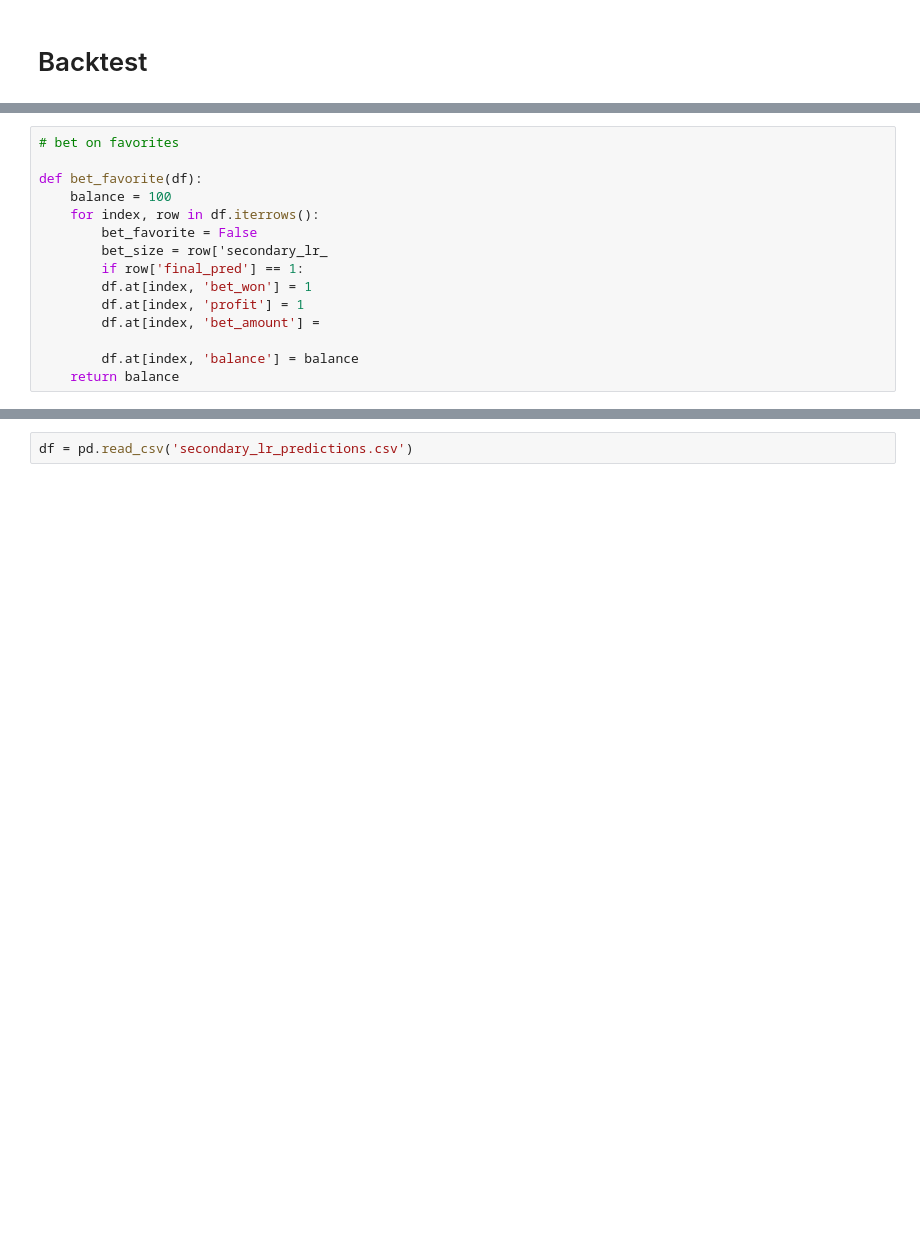
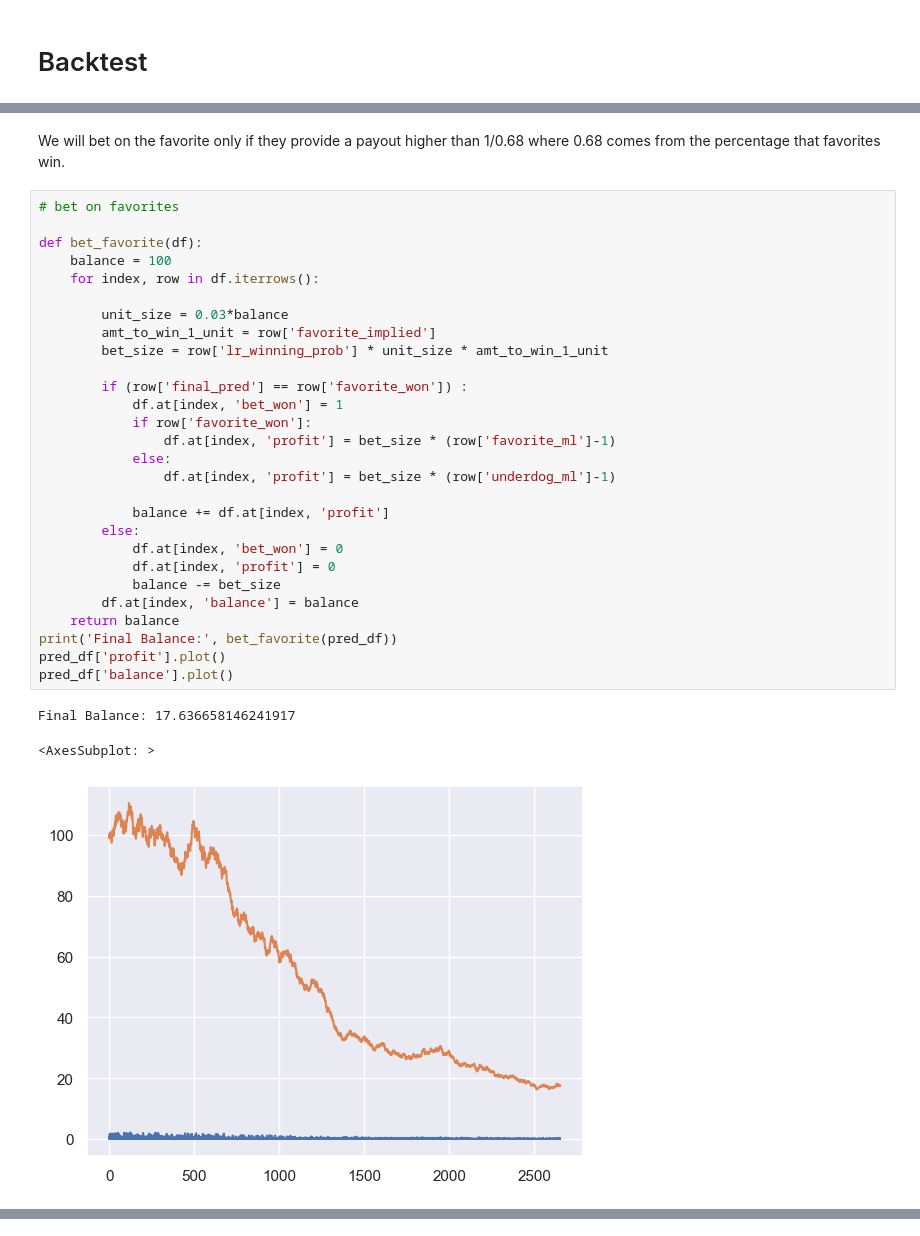
Before and after one commit to wtp43/NBA-Machine-Learning-Research, a Jupyter notebook: Meta-Labeling.ipynb, the cells around one changed output, grey strips where cells are left out. Drawn from its saved outputs; the diff is of its cells as text; blank space fills up the shorter version.

```diff
--- a/Meta-Labeling.ipynb
+++ b/Meta-Labeling.ipynb
@@ -488,15 +462,34 @@ def prob_to_bet_size(p):
+# %% [markdown]
+We will bet on the favorite only if they provide a payout higher than 1/0.68 where 0.68 comes from the percentage that favorites win.
 # %%
 # bet on favorites
 
 def bet_favorite(df):
     balance = 100
     for index, row in df.iterrows():
-        bet_favorite = False
-        bet_size = row['secondary_lr_
-        if row['final_pred'] == 1:
-        df.at[index, 'bet_won'] = 1
-        df.at[index, 'profit'] = 1
-        df.at[index, 'bet_amount'] =
 
+        unit_size = 0.03*balance
+        amt_to_win_1_unit = row['favorite_implied']
+        bet_size = row['lr_winning_prob'] * unit_size * amt_to_win_1_unit
+
+        if (row['final_pred'] == row['favorite_won']) :
+            df.at[index, 'bet_won'] = 1
+            if row['favorite_won']:
+                df.at[index, 'profit'] = bet_size * (row['favorite_ml']-1)
+            else:
+                df.at[index, 'profit'] = bet_size * (row['underdog_ml']-1)
+
+            balance += df.at[index, 'profit']
+        else:
+            df.at[index, 'bet_won'] = 0
+            df.at[index, 'profit'] = 0
+            balance -= bet_size
         df.at[index, 'balance'] = balance
     return balance
+print('Final Balance:', bet_favorite(pred_df))
+pred_df['profit'].plot()
+pred_df['balance'].plot()
+# %% [output]
+Final Balance: 17.636658146241917
+<AxesSubplot: >
+[figure, added]
@@ -503,2 +496,0 @@ def bet_favorite(df):
-# %%
-df = pd.read_csv('secondary_lr_predictions.csv')
```
Also changed, not shown: parts of 22 cells of this notebook.
